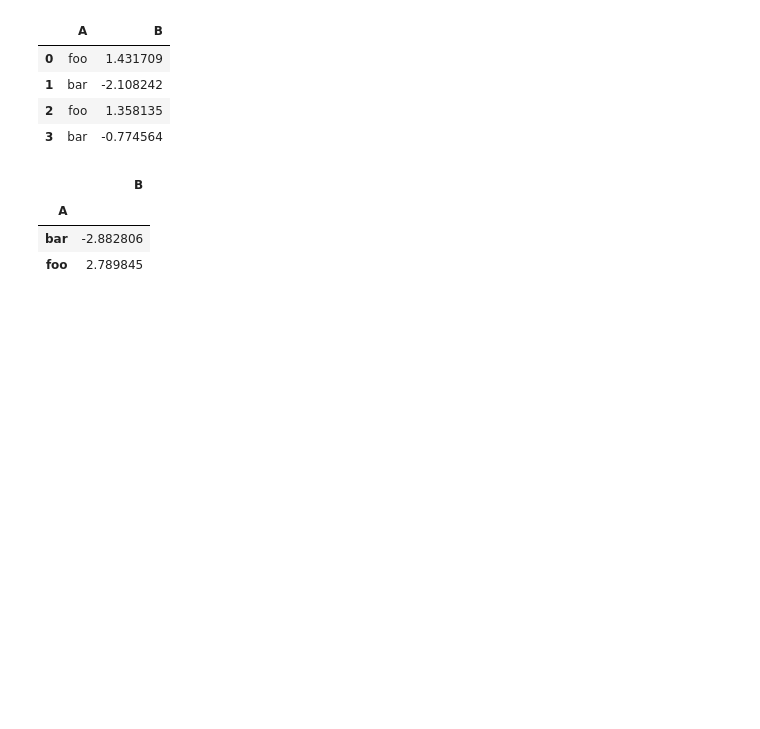
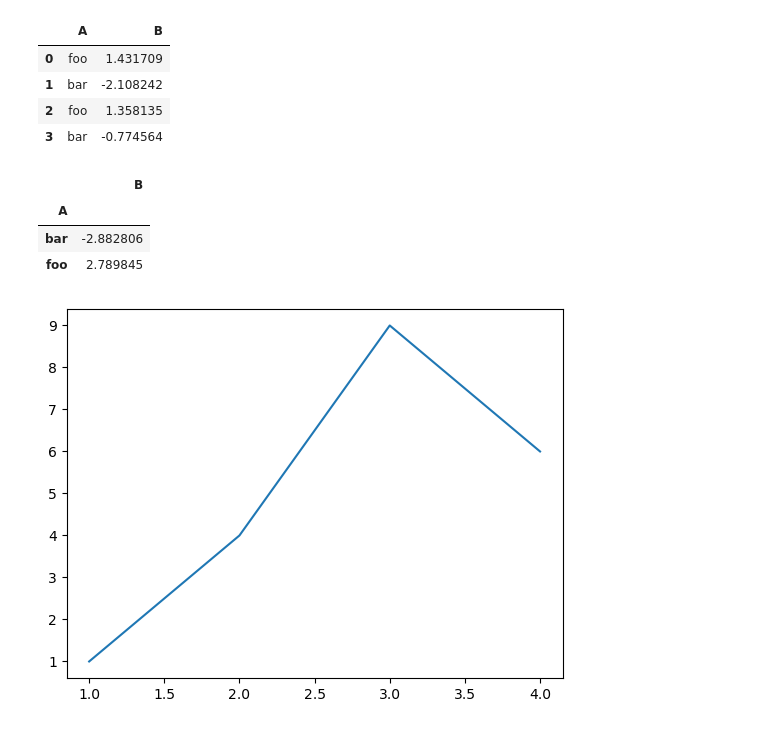
Before and after one commit to kawanodaiya/python, a Jupyter notebook: 20_code.ipynb, the cells around one changed output. Saved outputs shown, nothing was run; the diff lists cells and outputs as text; code cells hidden in the pictures; blank space fills up the shorter version.

```diff
--- a/20_code.ipynb
+++ b/20_code.ipynb
@@ -330,0 +334,5 @@ df.groupby('A').sum()
+# %%
+plt.plot([1, 2, 3, 4],[1, 4, 9, 6])
+plt.show()
+# %% [output]
+[figure, added]
```
Also changed, not shown: parts of 9 cells of this notebook.
